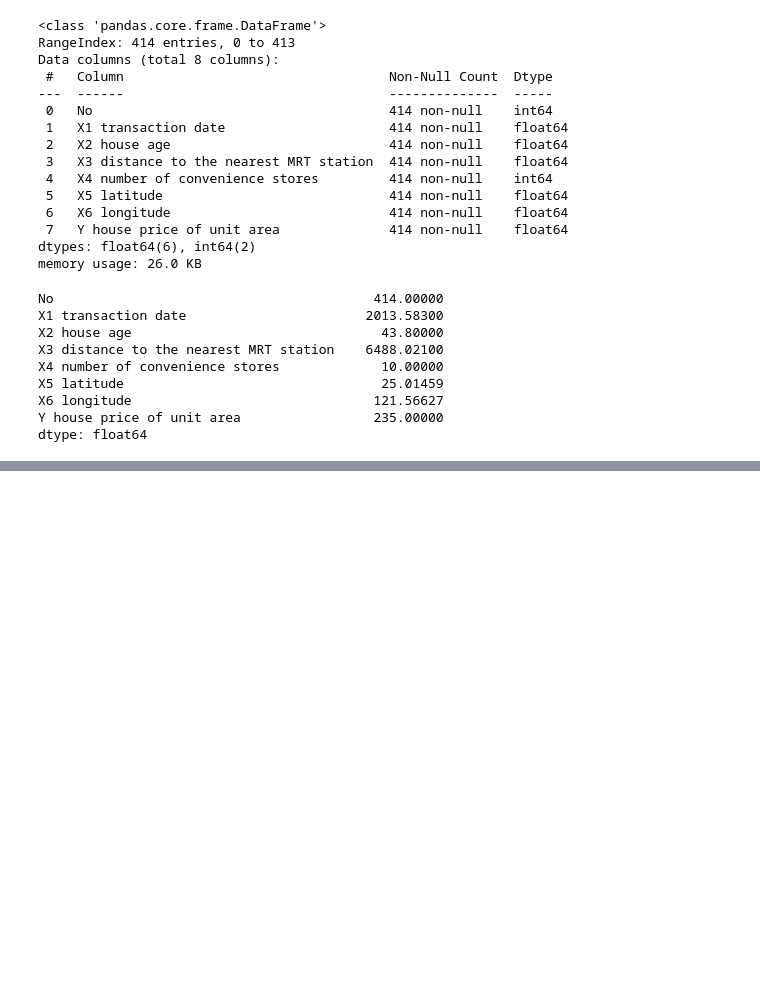
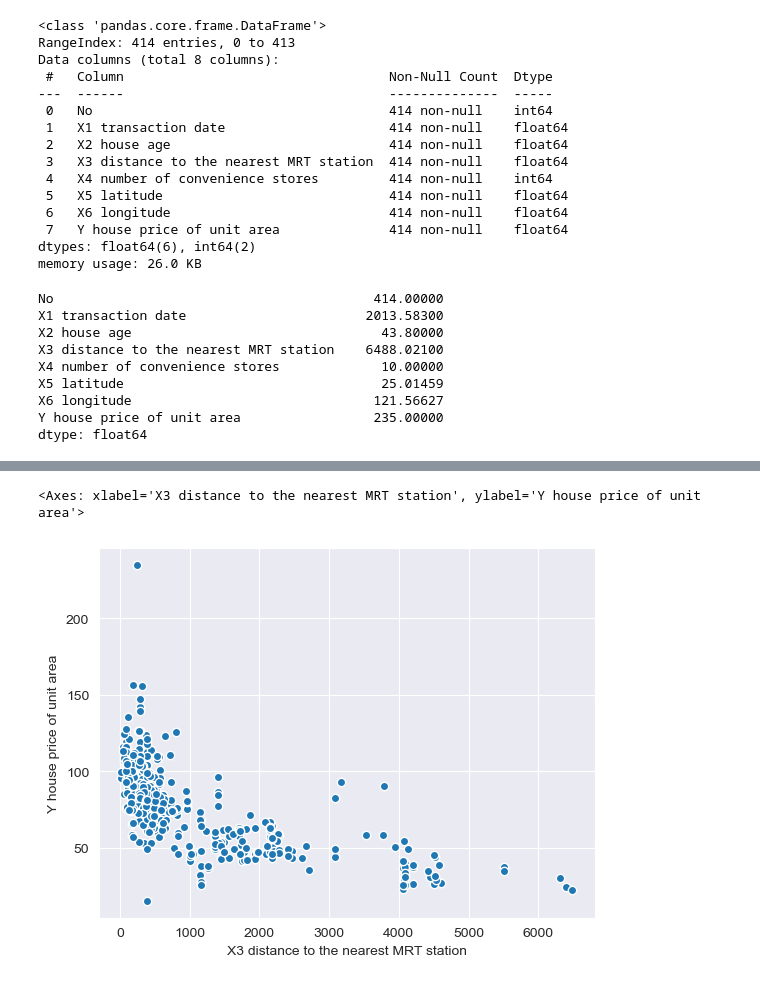
Before and after one commit to Xyehtz/AI-and-Machine-Learning, a Jupyter notebook: Lab 4/sample.ipynb, the cells around one changed output, grey strips where cells are left out. Saved outputs shown, nothing was run; the diff lists cells and outputs as text; code cells hidden in the pictures; blank space fills up the shorter version.

```diff
--- a/Lab 4/sample.ipynb
+++ b/Lab 4/sample.ipynb
@@ -89,0 +126,11 @@ real_state.info
+# %%
+# 11.	Extract the X3 distance to the nearest MRT station column as x3 and the Y house price of the unit area column as y from the dataset.
+x3 = real_state['X3 distance to the nearest MRT station']
+
+# 12.	Create a scatter plot to visualize the relationship between x3 (distance to the nearest MRT station) and y (house price of unit area), with a line width of 1.
+sns.scatterplot(x=x3, y=y, lw=1)
+
+# 13.	Copy and paste visualization and describe what conclusions could be drawn from this visualization.
+# %% [output]
+<Axes: xlabel='X3 distance to the nearest MRT station', ylabel='Y house price of unit area'>
+[figure, added]
```
Also changed, not shown: parts of 11 cells of this notebook.
